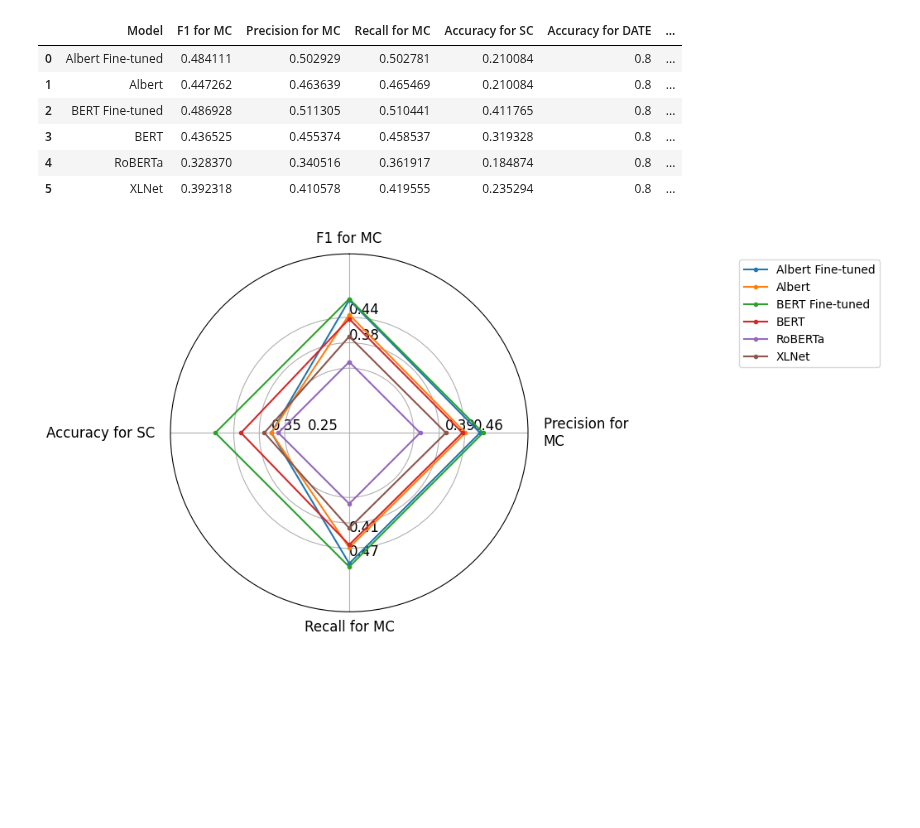
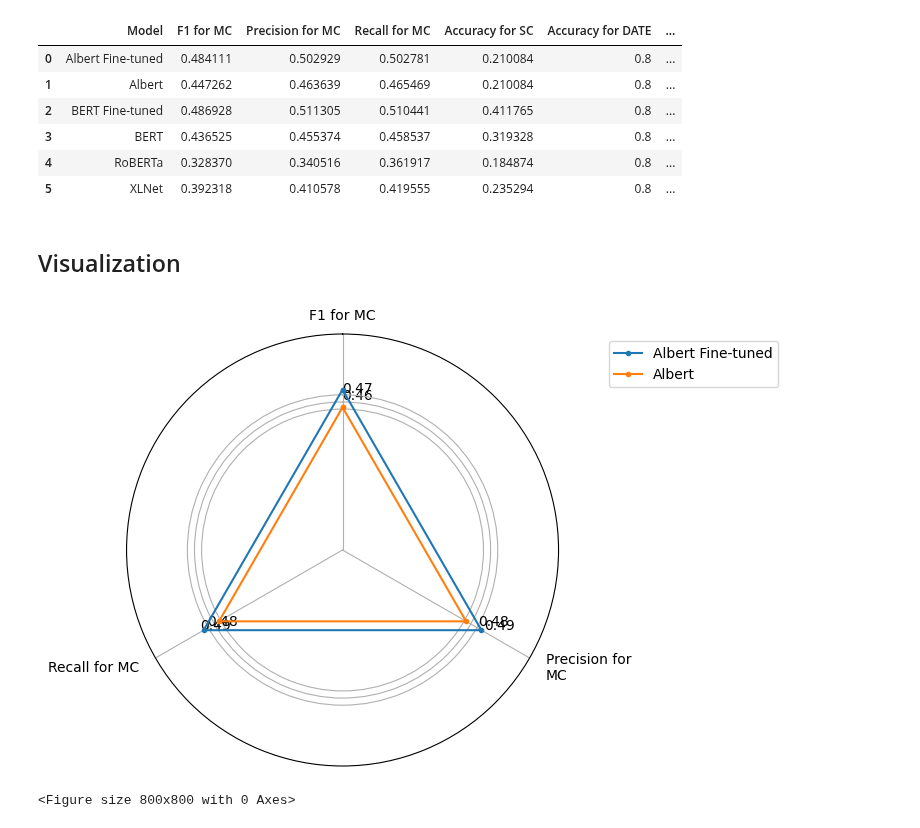
Before and after one commit to alexk2206/tds_capstone, a Jupyter notebook: model_evaluations.ipynb, the cells around one changed output. Cells and saved outputs as stored; diff of their text form; code cells hidden in the pictures; blank space fills up the shorter version.

```diff
--- a/model_evaluations.ipynb
+++ b/model_evaluations.ipynb
@@ -381,20 +308,49 @@ Final Results:
 | 3 | BERT | 0.436525 | 0.455374 | 0.458537 | 0.319328 | 0.8 | ... |
 | 4 | RoBERTa | 0.328370 | 0.340516 | 0.361917 | 0.184874 | 0.8 | ... |
 | 5 | XLNet | 0.392318 | 0.410578 | 0.419555 | 0.235294 | 0.8 | ... |
-# %%
-from evaluate.visualization import radar_plot
-#data = results_df[['F1 for MC', 'Precision for MC', 'Recall for MC', 'Accuracy for SC']]
-data = results_df.drop(columns=["Model", "Accuracy for TEXT"])
-data = data.loc[:, data.nunique() > 1]
-fixed_ylim = (0.15, 0.6)  # Adjust if needed
-
-# Create the radar plot
-plot = radar_plot(data=data, model_names=results_df["Model"])
-
-# Manually set y-axis limits (scaling fix)
-for ax in plot.axes:
-    ax.set_ylim(fixed_ylim)
-
-plot.show()
-# %% [output]
-[figure, removed]
+# %% [markdown]
+## Visualization
+# %%
+albert_results = results_df[results_df["Model"].isin(["Albert Fine-tuned", "Albert"])]
+bert_results = results_df[results_df["Model"].isin(["BERT Fine-tuned", "BERT"])]
+roberta_xlnet_results = results_df[results_df["Model"].isin(["RoBERTa", "XLNet"])]
+# %%
+# Albert radar plot
+# Drop the 'Model' and 'Accuracy for TEXT' columns from the results dataframe as they are not needed for the radar plot
+data = albert_results.drop(columns=["Model", "Accuracy for TEXT"])
+
+# Keep only columns with more than one unique value to avoid including constant columns
+data = data.loc[:, data.nunique() > 1]
+
+# Set the fixed y-axis limits for the radar plot (adjustable as needed for better visualization)
+fixed_ylim = (0.15, 0.6)
+
+# Create configuration for the radar plot to prevent label overlap
+config = {
+    "theta_tick_lbls": {"fontsize": 10},  # Set font size for labels
+    "theta_tick_lbls_pad": 3,  # Increase padding between labels and the plot to create more space
+    "theta_tick_lbls_txt_wrap": 15,  # Wrap long text into multiple lines
+    "rgrid_tick_lbls_args": {"fontsize": 10},  # Adjust fontsize for the grid ticks (numerical labels like 0.2, 0.4, etc.)
+    "legend_loc": "upper left",  # Place the legend outside the plot area to avoid overlap
+    "bbox_to_anchor": (1.1, 1),  # Move the legend outside the plot area
+    "legend_args": {"fontsize": 10}  # Set the font size for the legend
+}
+
+# Create the radar plot using the filtered data and model names (using 'Model' column from albert_results)
+plot = radar_plot(data=data, model_names=albert_results["Model"], config=config)
+
+# Manually set y-axis limits for all axes of the radar plot to ensure consistency (scaling fix)
+for ax in plot.axes:
+    ax.set_ylim(fixed_ylim)
+
+# Adjust figure size to give more space for the plot
+plt.figure(figsize=(8, 8))
+
+# Apply tight layout to avoid overlapping elements
+plt.tight_layout()
+
+# Show the plot for Albert and Albert Fine-tuned
+plot.show()
+# %% [output]
+[figure, added]
+<Figure size 800x800 with 0 Axes>
```
Also changed, not shown: parts of 11 cells of this notebook.
